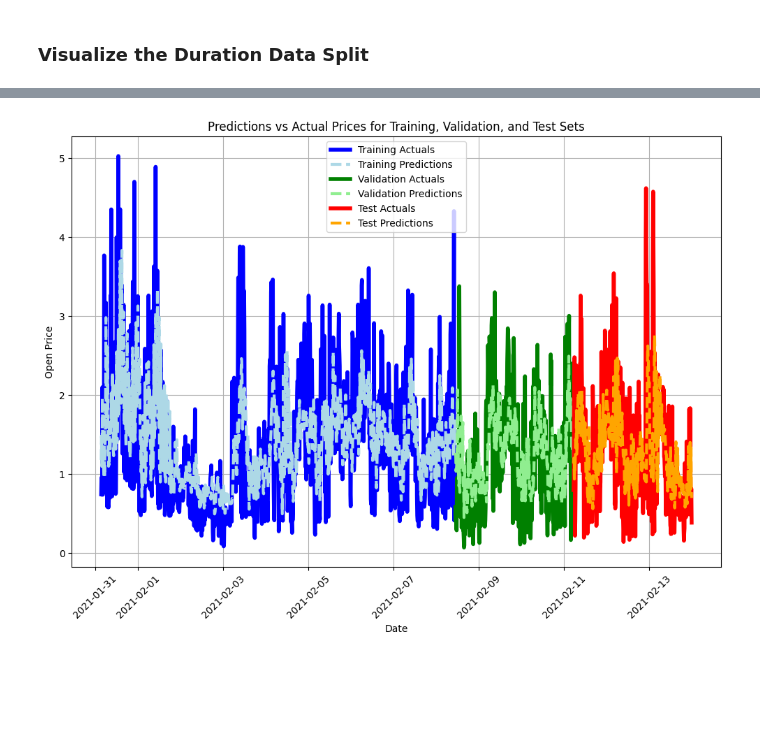
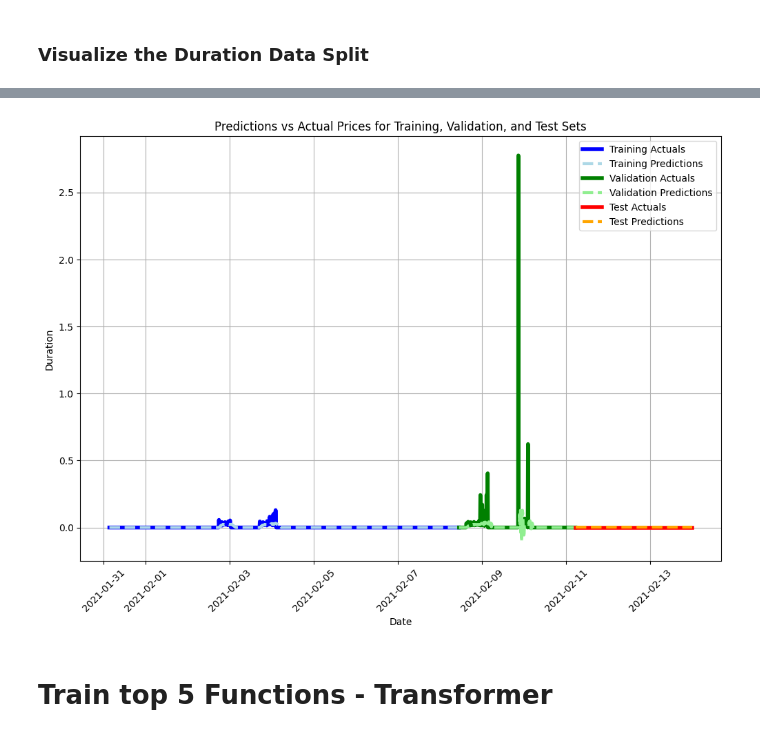
Before and after one commit to sweldensj2/coms6698_f24_final_project, a Jupyter notebook: coms6998_final_project.ipynb, the cells around one changed output, grey strips where cells are left out. Cells and saved outputs as stored; diff of their text form; code cells hidden in the pictures; blank space fills up the shorter version.

Commit message:
Able to calculate the metrics for cnn and trans
need add functionality to output the predictions to a csv

```diff
--- a/coms6998_final_project.ipynb
+++ b/coms6998_final_project.ipynb
@@ -248,13 +247,14 @@ def create_dataset(data, lookback = 10):
 
     return np.array(X), np.array(y)
 
-lookback = 20
+lookback = 50
 # %% [markdown]
 ### Duration normalized & lookback
 Here we are going to create the lookback dataset for the duration dataset.
 # %%
 # First we normalize the data
-resampled_df['log1p_duration'] = np.log1p(resampled_df['duration'])
+resampled_df['log1p_duration'] = resampled_df['duration']
+# resampled_df['log1p_duration'] = np.log1p(resampled_df['duration'])
 
 # Now we create the resampled_df_X and resampled_df_y
 resampled_df_X, resampled_df_y = create_dataset(resampled_df['log1p_duration'], lookback)
@@ -583,0 +972,15 @@ y_test_pred_norm = cnn_model.predict(X_test)
+# %%
+functions = list(set(df['func']))
+function_length = pd.DataFrame(data = {'func': functions, 'length': [len(df.loc[df['func'] == func_name]) for func_name in functions]}).sort_values(by=['length'], ascending=False)
+function_dict = {}
+index = 0
+for _, row in function_length.iterrows():
+    f_series = pd.Series(index = df.loc[df['func'] == row['func']]['time'].values, data = df.loc[df['func'] == row['func']]['duration'].values)
+    function_dict[index] = [row['func'], f_series]
+    index += 1
+function_dict
+
+
+start_time = df['time'].min().floor('10T')
+end_time = df['time'].max().ceil('10T')
+all_time_bins = pd.date_range(start=start_time, end=end_time, freq='10T')
@@ -583,0 +989,19 @@ y_test_pred_norm = cnn_model.predict(X_test)
+# %%
+# Resample to equally spaced time bins (e.g., 10 minutes)
+resampled_df0 = function_dict[0][1].resample('10T').mean()  # '10T' = 10-minute bins
+
+# Handle missing bins (optional)
+resampled_df0 = resampled_df0.fillna(0)  # Fill with 0
+resampled_df0 = resampled_df0.reindex(all_time_bins, fill_value=0)
+resampled_df0.info()
+resampled_df0.plot(kind='line', figsize=(8, 4), title='duration')
+plt.gca().spines[['top', 'right']].set_visible(False)
+
+# Now we create the resampled_df_X and resampled_df_y
+resampled_df_X0, resampled_df_y0 = create_dataset(resampled_df0, lookback)
+
+# Display relevant information
+print("resampled_df_X", np.shape(resampled_df_X0))
+print("resampled_df_y", np.shape(resampled_df_y0))
+
+# resampled_df0.to_csv("/content/drive/MyDrive/AzureFunctionsInvocationTraceForTwoWeeksJan2021_resampled0.csv", index=True)
@@ -611,14 +1284,14 @@ plt.plot(val_timestamps, y_val_pred_norm, label='Validation Predictions',
          color='lightgreen', linestyle='--', linewidth = 3)
 
 # Plot for test data
-plt.plot(test_timestamps, y_test, label='Test Actuals',
+plt.plot(test_timestamps, y_test[:-1], label='Test Actuals',
          color='red', linewidth = 4)
-plt.plot(test_timestamps, y_test_pred_norm, label='Test Predictions',
+plt.plot(test_timestamps, y_test_pred_norm[:-1], label='Test Predictions',
          color='orange', linestyle='--', linewidth = 3)
 
 # Add labels, legend, and grid
 plt.xlabel('Date')
-plt.ylabel('Open Price')
+plt.ylabel('Duration')
 plt.title('Predictions vs Actual Prices for Training, Validation, and Test Sets')
 plt.legend()
 plt.grid(True)
@@ -635 +1308,3 @@ Test Loss: 0.56759435
-[figure, old version]
+[figure, new version]
+# %% [markdown]
+# Train top 5 Functions - Transformer
```
Also changed, not shown: parts of 40 cells of this notebook.
